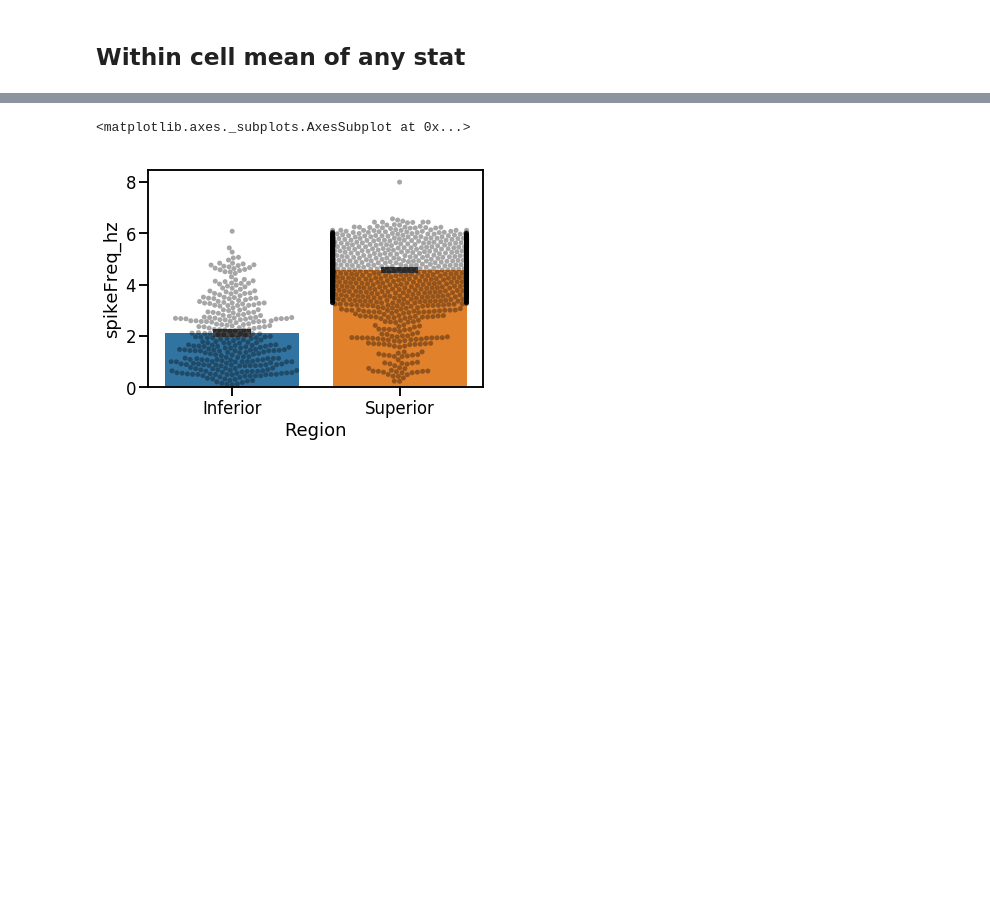
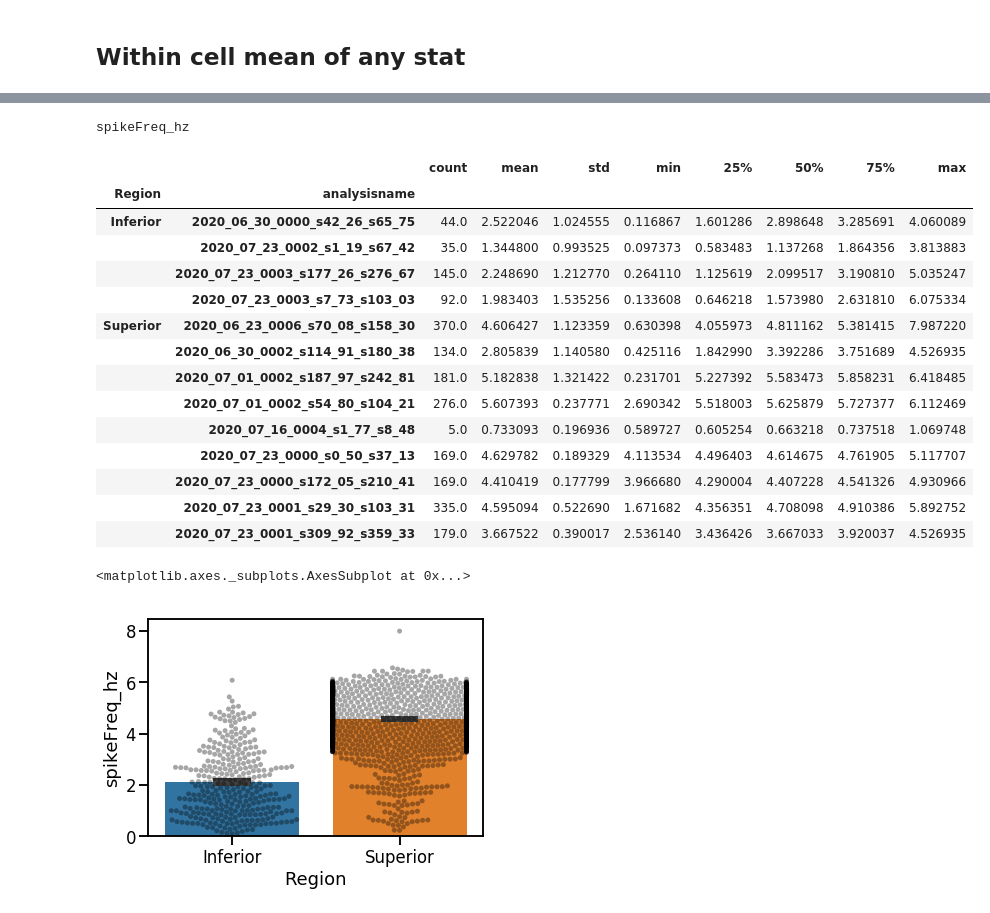
Before and after one commit to cudmore/SanPy, a Jupyter notebook: examples/manuscript1.ipynb, the cells around one changed output, grey strips where cells are left out. Drawn from its saved outputs; the diff is of its cells as text; code cells hidden in the pictures; blank space fills up the shorter version.

```diff
--- a/examples/manuscript1.ipynb
+++ b/examples/manuscript1.ipynb
@@ -77,3 +28,26 @@ spikeFreq_hz
+# %%
+statStr = 'spikeFreq_hz'
+
+print(statStr)
+statDf = df.groupby(['Region', 'analysisname'])[statStr].describe();
+display(statDf)
+# %% [output]
+spikeFreq_hz
+|  |  | count | mean | std | min | 25% | 50% | 75% | max |
+| Region | analysisname |  |  |  |  |  |  |  |  |
+| Inferior | 2020_06_30_0000_s42_26_s65_75 | 44.0 | 2.522046 | 1.024555 | 0.116867 | 1.601286 | 2.898648 | 3.285691 | 4.060089 |
+|  | 2020_07_23_0002_s1_19_s67_42 | 35.0 | 1.344800 | 0.993525 | 0.097373 | 0.583483 | 1.137268 | 1.864356 | 3.813883 |
+|  | 2020_07_23_0003_s177_26_s276_67 | 145.0 | 2.248690 | 1.212770 | 0.264110 | 1.125619 | 2.099517 | 3.190810 | 5.035247 |
+|  | 2020_07_23_0003_s7_73_s103_03 | 92.0 | 1.983403 | 1.535256 | 0.133608 | 0.646218 | 1.573980 | 2.631810 | 6.075334 |
+| Superior | 2020_06_23_0006_s70_08_s158_30 | 370.0 | 4.606427 | 1.123359 | 0.630398 | 4.055973 | 4.811162 | 5.381415 | 7.987220 |
+|  | 2020_06_30_0002_s114_91_s180_38 | 134.0 | 2.805839 | 1.140580 | 0.425116 | 1.842990 | 3.392286 | 3.751689 | 4.526935 |
+|  | 2020_07_01_0002_s187_97_s242_81 | 181.0 | 5.182838 | 1.321422 | 0.231701 | 5.227392 | 5.583473 | 5.858231 | 6.418485 |
+|  | 2020_07_01_0002_s54_80_s104_21 | 276.0 | 5.607393 | 0.237771 | 2.690342 | 5.518003 | 5.625879 | 5.727377 | 6.112469 |
+|  | 2020_07_16_0004_s1_77_s8_48 | 5.0 | 0.733093 | 0.196936 | 0.589727 | 0.605254 | 0.663218 | 0.737518 | 1.069748 |
+|  | 2020_07_23_0000_s0_50_s37_13 | 169.0 | 4.629782 | 0.189329 | 4.113534 | 4.496403 | 4.614675 | 4.761905 | 5.117707 |
+|  | 2020_07_23_0000_s172_05_s210_41 | 169.0 | 4.410419 | 0.177799 | 3.966680 | 4.290004 | 4.407228 | 4.541326 | 4.930966 |
+|  | 2020_07_23_0001_s29_30_s103_31 | 335.0 | 4.595094 | 0.522690 | 1.671682 | 4.356351 | 4.708098 | 4.910386 | 5.892752 |
+|  | 2020_07_23_0001_s309_92_s359_33 | 179.0 | 3.667522 | 0.390017 | 2.536140 | 3.436426 | 3.667033 | 3.920037 | 4.526935 |
 # %%
 
 #sns.catplot(data=df, x='Region', y=statStr, hue='Region')
```
Also changed, not shown: parts of 4 cells of this notebook, 9 other files.
